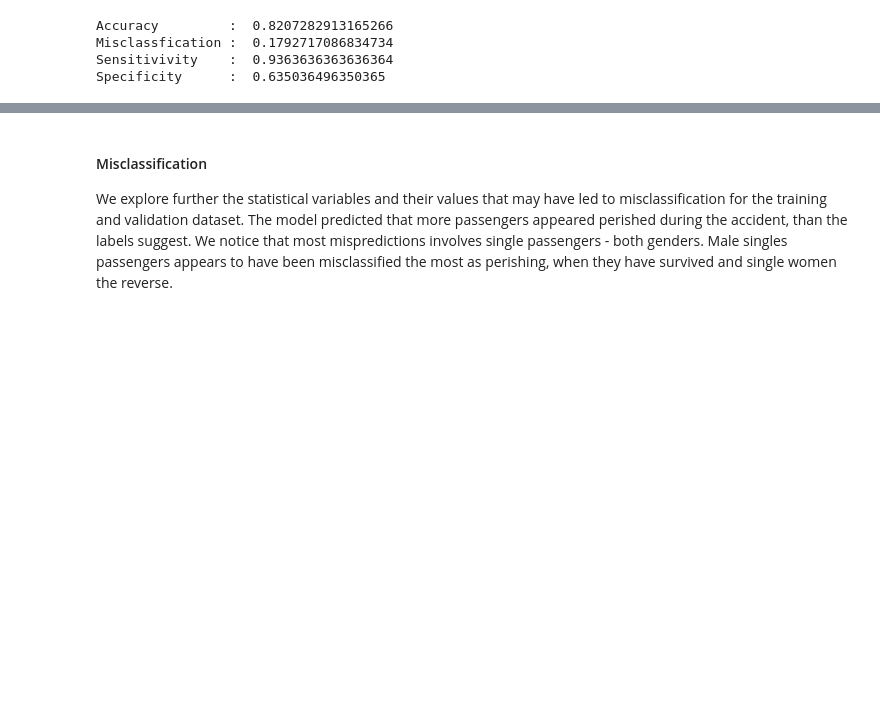
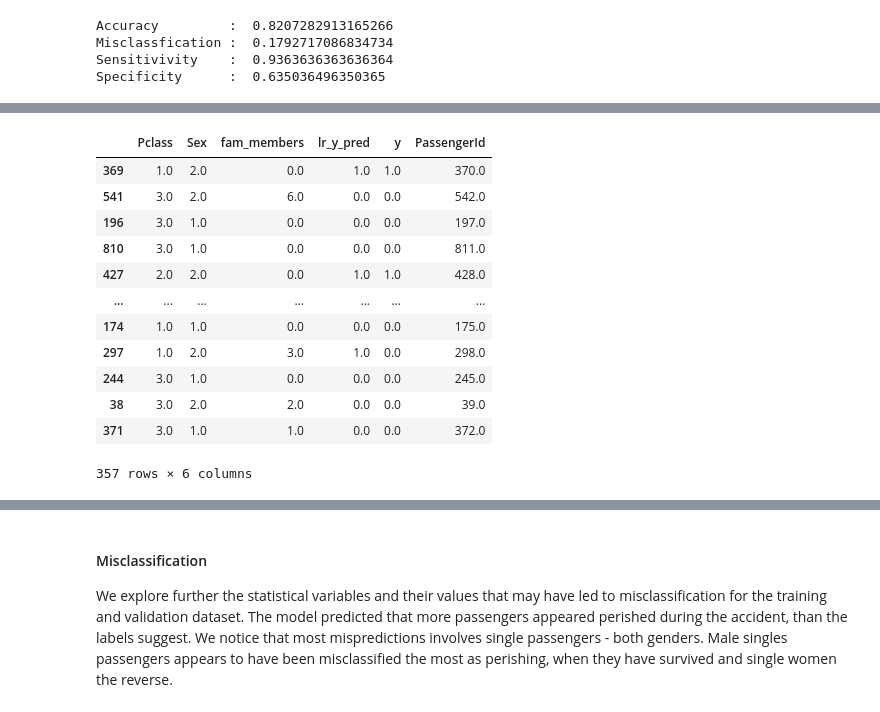
Before and after one commit to patRyserWelch8/KaggleTitanic, a Jupyter notebook: titanic.ipynb, the cells around one changed output, grey strips where cells are left out. Cells and saved outputs as stored; diff of their text form; code cells hidden in the pictures; blank space fills up the shorter version.

```diff
--- a/titanic.ipynb
+++ b/titanic.ipynb
@@ -1334,0 +1348,4 @@ Index(['Pclass', 'Sex', 'fam_members'], dtype='object')
+# %%
+x_cols =["Pclass","Sex","fam_members"]
+X_train = X_train[x_cols]
+X_train.head()
@@ -1334,0 +1359,3 @@ Index(['Pclass', 'Sex', 'fam_members'], dtype='object')
+# %%
+x_valid_pass_id = X_valid["PassengerId"]
+x_valid_pass_id
@@ -1334,0 +1375,4 @@ Index(['Pclass', 'Sex', 'fam_members'], dtype='object')
+# %%
+
+X_valid = X_valid[x_cols]
+X_valid.head()
@@ -1401,0 +1485,21 @@ Specificity      :  0.635036496350365
+# %%
+y_pred = classifier.predict(X_valid)
+log_reg_pred = X_valid.copy()
+log_reg_pred["lr_y_pred"] = y_pred
+log_reg_pred["y"] = y_valid
+log_reg_pred["PassengerId"] = x_valid_pass_id
+log_reg_pred
+# %% [output]
+|  | Pclass | Sex | fam_members | lr_y_pred | y | PassengerId |
+| 369 | 1.0 | 2.0 | 0.0 | 1.0 | 1.0 | 370.0 |
+| 541 | 3.0 | 2.0 | 6.0 | 0.0 | 0.0 | 542.0 |
+| 196 | 3.0 | 1.0 | 0.0 | 0.0 | 0.0 | 197.0 |
+| 810 | 3.0 | 1.0 | 0.0 | 0.0 | 0.0 | 811.0 |
+| 427 | 2.0 | 2.0 | 0.0 | 1.0 | 1.0 | 428.0 |
+| ... | ... | ... | ... | ... | ... | ... |
+| 174 | 1.0 | 1.0 | 0.0 | 0.0 | 0.0 | 175.0 |
+| 297 | 1.0 | 2.0 | 3.0 | 1.0 | 0.0 | 298.0 |
+| 244 | 3.0 | 1.0 | 0.0 | 0.0 | 0.0 | 245.0 |
+| 38 | 3.0 | 2.0 | 2.0 | 0.0 | 0.0 | 39.0 |
+| 371 | 3.0 | 1.0 | 1.0 | 0.0 | 0.0 | 372.0 |
+357 rows × 6 columns
```
Also changed, not shown: parts of 194 cells of this notebook.
